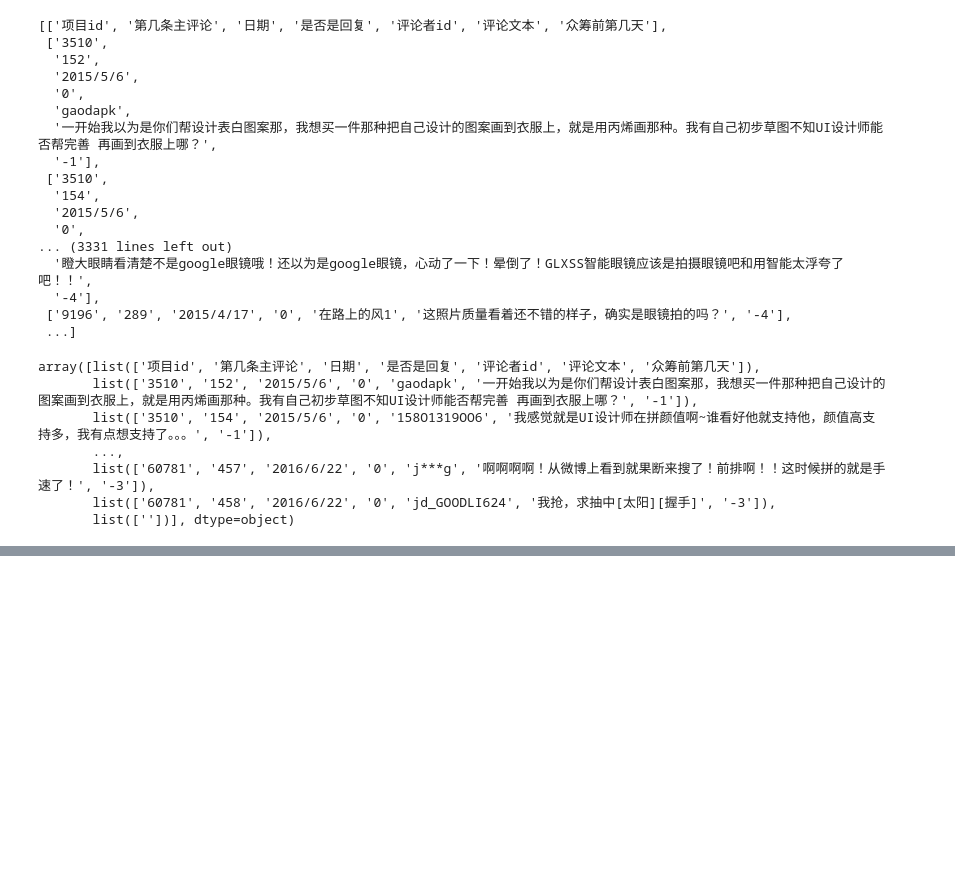
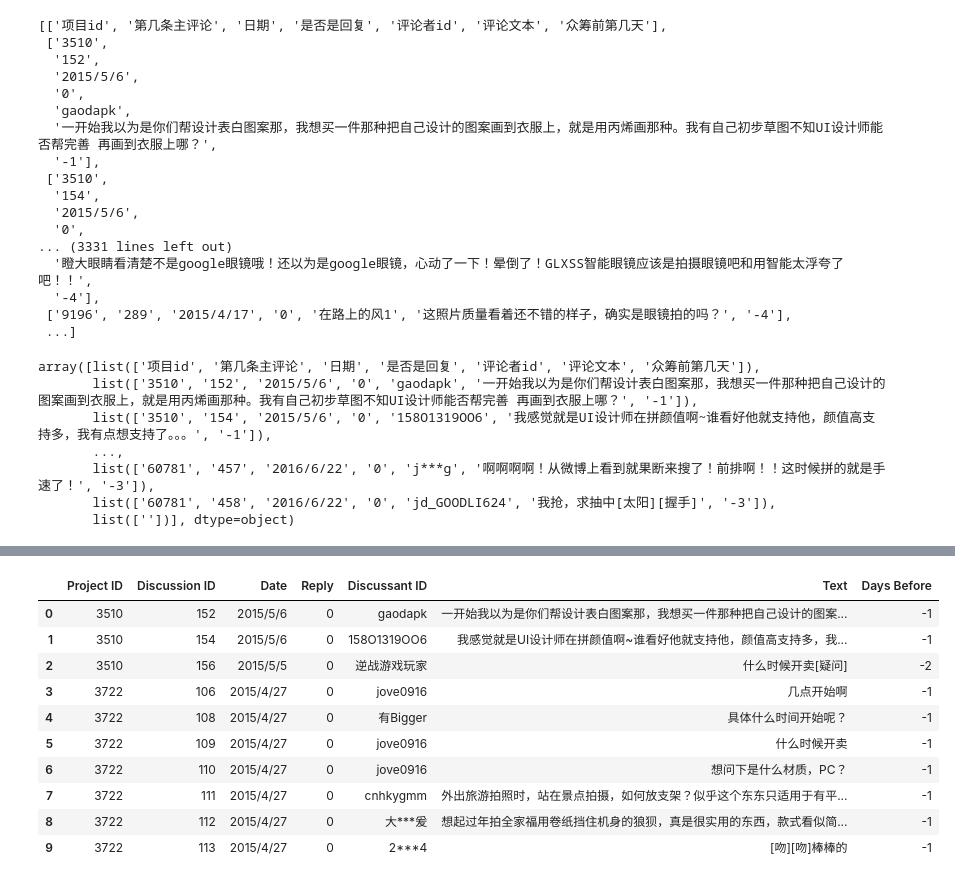
Before and after one commit to cnn22/text-mining, a Jupyter notebook: data-mining.ipynb, the cells around one changed output, grey strips where cells are left out. Drawn from its saved outputs; the diff is of its cells as text; code cells hidden in the pictures; blank space fills up the shorter version.

Commit message:
Renameed dataframe columns

```diff
--- a/data-mining.ipynb
+++ b/data-mining.ipynb
@@ -46,4 +46,11 @@ array([list(['项目id', '第几条主评论', '日期', '是否是回复', '评
 # %%
 #convert numpy array to pandas dataframe
 xiahua = pd.DataFrame(data=contents[1:], columns = contents[0])
+# %%
+xiahua.rename(columns={'项目id':'Project ID'
+                         , '第几条主评论':'Discussion ID'
+                         , '日期':'Date', '是否是回复':'Reply'
+                         , '评论者id':'Discussant ID'
+                        , '评论文本':'Text'
+                        , '众筹前第几天':'Days Before'}, inplace=True)
 # %%
@@ -69,0 +62,14 @@ xiahua
+# %%
+xiahua.head(10)
+# %% [output]
+|  | Project ID | Discussion ID | Date | Reply | Discussant ID | Text | Days Before |
+| 0 | 3510 | 152 | 2015/5/6 | 0 | gaodapk | 一开始我以为是你们帮设计表白图案那，我想买一件那种把自己设计的图案... | -1 |
+| 1 | 3510 | 154 | 2015/5/6 | 0 | 158O1319OO6 | 我感觉就是UI设计师在拼颜值啊~谁看好他就支持他，颜值高支持多，我... | -1 |
+| 2 | 3510 | 156 | 2015/5/5 | 0 | 逆战游戏玩家 | 什么时候开卖[疑问] | -2 |
+| 3 | 3722 | 106 | 2015/4/27 | 0 | jove0916 | 几点开始啊 | -1 |
+| 4 | 3722 | 108 | 2015/4/27 | 0 | 有Bigger | 具体什么时间开始呢？ | -1 |
+| 5 | 3722 | 109 | 2015/4/27 | 0 | jove0916 | 什么时候开卖 | -1 |
+| 6 | 3722 | 110 | 2015/4/27 | 0 | jove0916 | 想问下是什么材质，PC？ | -1 |
+| 7 | 3722 | 111 | 2015/4/27 | 0 | cnhkygmm | 外出旅游拍照时，站在景点拍摄，如何放支架？似乎这个东东只适用于有平... | -1 |
+| 8 | 3722 | 112 | 2015/4/27 | 0 | 大***爰 | 想起过年拍全家福用卷纸挡住机身的狼狈，真是很实用的东西，款式看似简... | -1 |
+| 9 | 3722 | 113 | 2015/4/27 | 0 | 2***4 | [吻][吻]棒棒的 | -1 |
```
Also changed, not shown: parts of 1 cell of this notebook.
